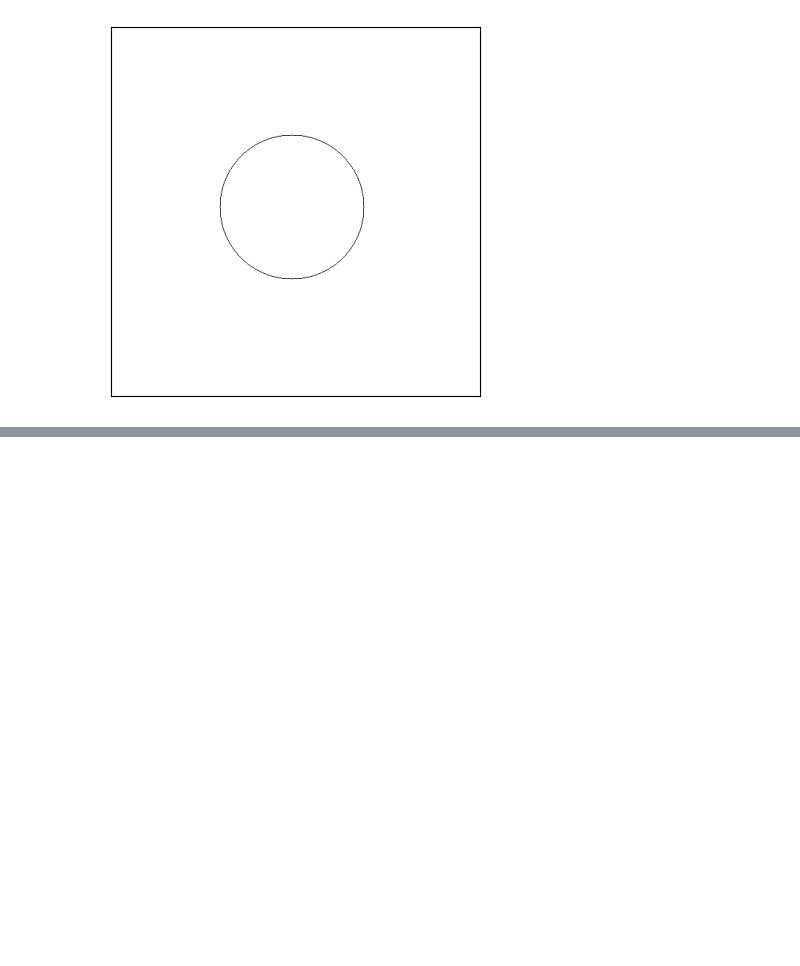
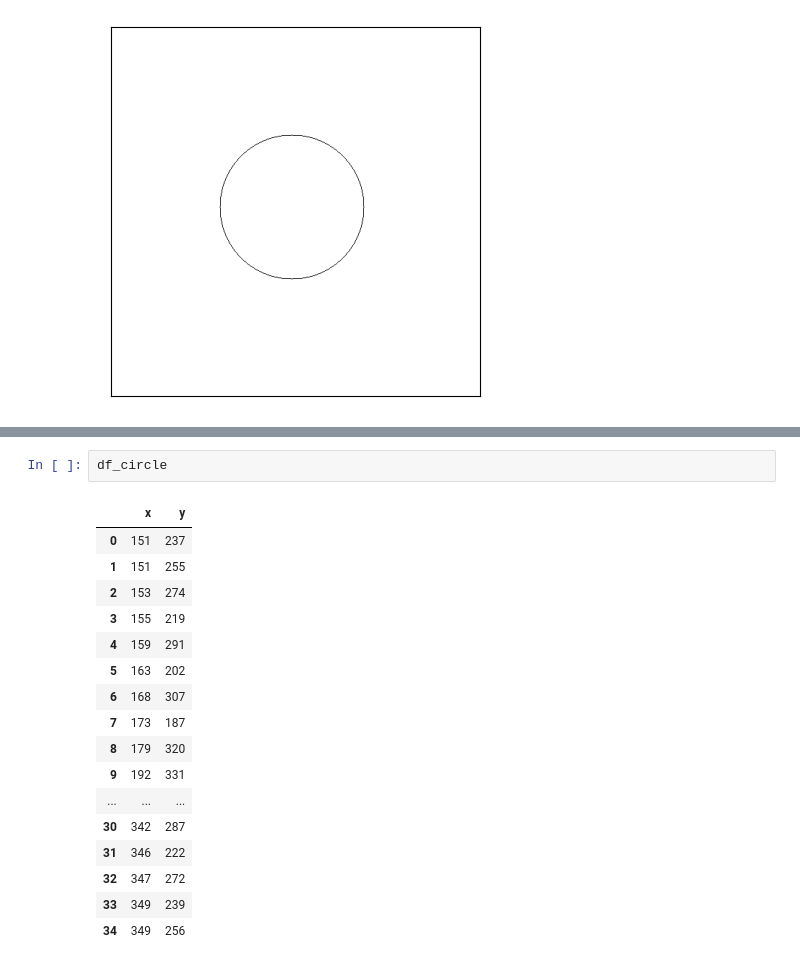
Before and after one commit to Hafiidz/ROS, a Jupyter notebook: codes/coordinate.ipynb, the cells around one changed output, grey strips where cells are left out. Drawn from its saved outputs; the diff is of its cells as text; blank space fills up the shorter version.

```diff
--- a/codes/coordinate.ipynb
+++ b/codes/coordinate.ipynb
@@ -123,0 +136,20 @@ df_circle = xyFromPILImage(im)
+# %%
+df_circle
+# %% [output]
+|  | x | y |
+| 0 | 151 | 237 |
+| 1 | 151 | 255 |
+| 2 | 153 | 274 |
+| 3 | 155 | 219 |
+| 4 | 159 | 291 |
+| 5 | 163 | 202 |
+| 6 | 168 | 307 |
+| 7 | 173 | 187 |
+| 8 | 179 | 320 |
+| 9 | 192 | 331 |
+| ... | ... | ... |
+| 30 | 342 | 287 |
+| 31 | 346 | 222 |
+| 32 | 347 | 272 |
+| 33 | 349 | 239 |
+| 34 | 349 | 256 |
```
Also changed, not shown: parts of 7 cells of this notebook.
